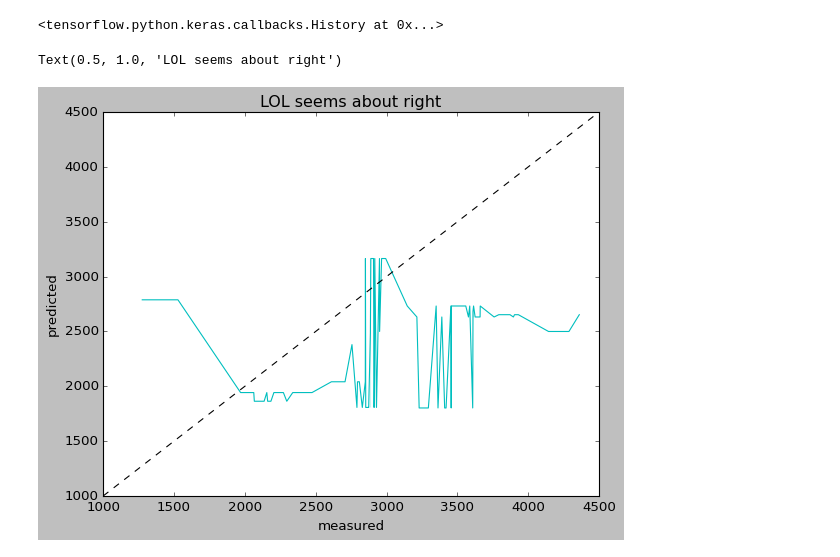
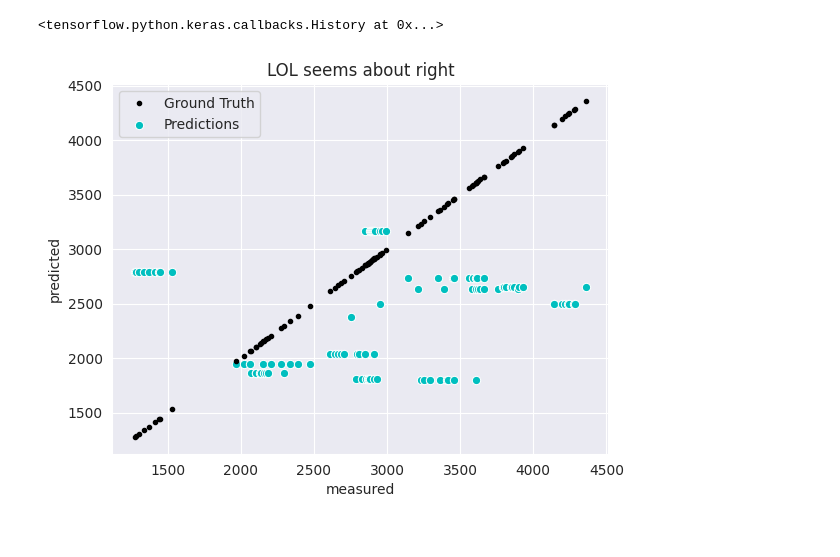
Before and after one commit to vdegenova/osic_kaggle, a Jupyter notebook: Data Ingestion.ipynb, the cells around one changed output. Saved outputs shown, nothing was run; the diff lists cells and outputs as text; code cells hidden in the pictures.

```diff
--- a/Data Ingestion.ipynb
+++ b/Data Ingestion.ipynb
@@ -11,7 +11,7 @@ import cv2 # image processin
 import matplotlib.pyplot as plt
 import matplotlib.style
 import matplotlib as mpl
-mpl.style.use('seaborn-pastel')
+mpl.rcParams.update(mpl.rcParamsDefault)
 
 data_dir = "./data/train/"
 patients = os.listdir(data_dir)
@@ -288,15 +288,15 @@ Epoch 25/25
 # %%
 import seaborn as sns
 
 preds = model.predict(val_x)
 df = pd.DataFrame({'predicted': preds.flatten(), 'measured': val_y}).sort_values(by="measured")
-sns.lineplot(x="measured", y="predicted", data=df, color='c')
-slope1_x = range(1000, 4500, 1)
-slope1_y = range(1000, 4500, 1)
-plt.plot(test_x, test_y, '--k')
-plt.title('LOL seems about right')
+
+with sns.axes_style("darkgrid"):
+    sns.scatterplot(x="measured", y="predicted", data=df, color='c', label="Predictions")
+    plt.plot(val_y, val_y, '.k', label='Ground Truth')
+    plt.legend()
+    plt.title('LOL seems about right')
 # %% [output]
-Text(0.5, 1.0, 'LOL seems about right')
-[figure, old version]
+[figure, new version]
 # %%
 errors = abs(preds.flatten() - val_y)
```
Also changed, not shown: parts of 2 cells of this notebook.
